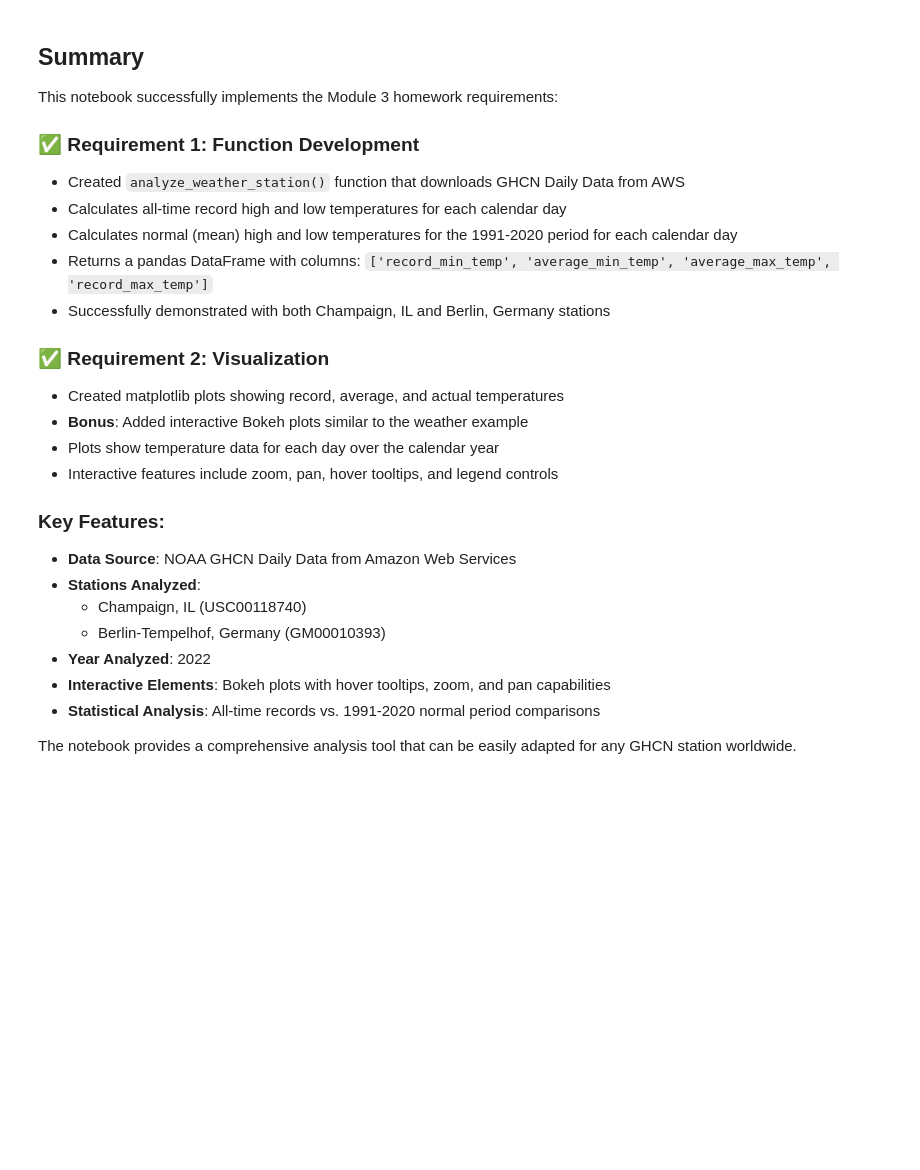
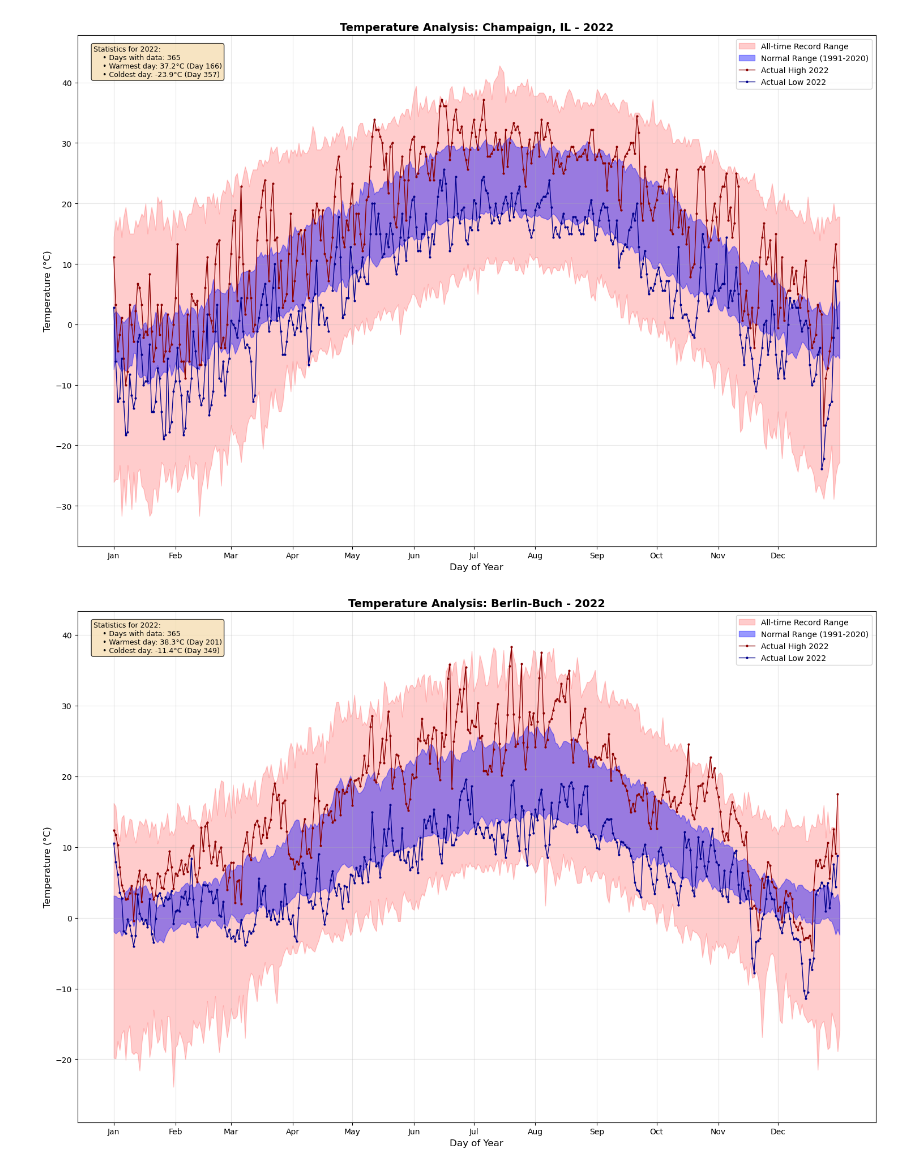
Before and after one commit to atmsillinois/ATMS-523-Module-3, a Jupyter notebook: HW3_weather_analysis.ipynb, the cells around one changed output. Drawn from its saved outputs; the diff is of its cells as text; code cells hidden in the pictures; blank space fills up the shorter version.

```diff
--- a/HW3_weather_analysis.ipynb
+++ b/HW3_weather_analysis.ipynb
@@ -172,37 +133,23 @@ def get_year_data(station_id, year):
     pandas.DataFrame
         DataFrame with actual TMAX and TMIN for each day of the year
     """
+    df = pd.read_csv(
+        f"s3://noaa-ghcn-pds/csv/by_station/{station_id}.csv",
+        storage_options={"anon": True},
+        dtype={'Q_FLAG': 'object', 'M_FLAG': 'object'},
+        parse_dates=['DATE']
+    ).set_index('DATE')
 
-    # Load data from AWS S3
-    df = pd.read_parquet(
-        f"s3://noaa-ghcn-pds/parquet/by_station/STATION={station_id}/",
-        storage_options={"anon": True}
-    )
-
-    # Convert date column to datetime and set as index
-    df['DATE'] = pd.to_datetime(df['DATE'].apply(lambda x: datetime.strptime(x, '%Y%m%d')))
-    df = df.set_index('DATE').sort_index()
-
-    # Filter for the specific year
     year_data = df[df.index.year == year].copy()
 
-    # Separate TMAX and TMIN
     tmax_year = year_data[year_data['ELEMENT'] == 'TMAX']['DATA_VALUE'] / 10.0
     tmin_year = year_data[year_data['ELEMENT'] == 'TMIN']['DATA_VALUE'] / 10.0
 
-    # Create a combined DataFrame
     year_df = pd.DataFrame({
         'TMAX': tmax_year,
         'TMIN': tmin_year
     })
 
-    # Add day of year
     year_df['day_of_year'] = year_df.index.dayofyear
 
     return year_df
-
-# Get 2022 data for Champaign
-champaign_2022 = get_year_data(station_id, 2022)
-print(f"2022 data shape: {champaign_2022.shape}")
-print("\nFirst 10 days of 2022:")
-print(champaign_2022.head(10))
@@ -581,0 +358,6 @@ Let's also create a Bokeh plot for Champaign to compare with Berlin.
+# %%
+champaign_stats = analyze_weather_station(champaign_station_id)
+berlin_stats = analyze_weather_station(berlin_station_id)
+
+champaign_2022 = get_year_data(champaign_station_id, 2022)
+berlin_2022 = get_year_data(berlin_station_id, 2022)
@@ -582 +371,16 @@ Let's also create a Bokeh plot for Champaign to compare with Berlin.
+# %%
+if champaign_stats is not None:
+    fig = create_temperature_plot(
+        champaign_stats, champaign_2022, 'Champaign, IL', 2022
+    )
+    plt.show()
+
+if berlin_stats is not None:
+    fig = create_temperature_plot(
+        berlin_stats, berlin_2022, 'Berlin-Buch', 2022
+    )
+    plt.show()
+# %% [output]
+[figure, added]
+[figure, added]
 # %%
@@ -589,28 +397,0 @@ else:
-# %% [markdown]
-## Summary
-
-This notebook successfully implements the Module 3 homework requirements:
-
-### ✅ **Requirement 1: Function Development**
-- Created `analyze_weather_station()` function that downloads GHCN Daily Data from AWS
-- Calculates all-time record high and low temperatures for each calendar day
-- Calculates normal (mean) high and low temperatures for the 1991-2020 period for each calendar day
-- Returns a pandas DataFrame with columns: `['record_min_temp', 'average_min_temp', 'average_max_temp', 'record_max_temp']`
-- Successfully demonstrated with both Champaign, IL and Berlin, Germany stations
-
-### ✅ **Requirement 2: Visualization**
-- Created matplotlib plots showing record, average, and actual temperatures
-- **Bonus**: Added interactive Bokeh plots similar to the weather example
-- Plots show temperature data for each day over the calendar year
-- Interactive features include zoom, pan, hover tooltips, and legend controls
-
-### **Key Features:**
-- **Data Source**: NOAA GHCN Daily Data from Amazon Web Services
-- **Stations Analyzed**:
-  - Champaign, IL (USC00118740)
-  - Berlin-Tempelhof, Germany (GM00010393)
-- **Year Analyzed**: 2022
-- **Interactive Elements**: Bokeh plots with hover tooltips, zoom, and pan capabilities
-- **Statistical Analysis**: All-time records vs. 1991-2020 normal period comparisons
-
-The notebook provides a comprehensive analysis tool that can be easily adapted for any GHCN station worldwide.
```
Also changed, not shown: parts of 23 cells of this notebook, 1 other file.
